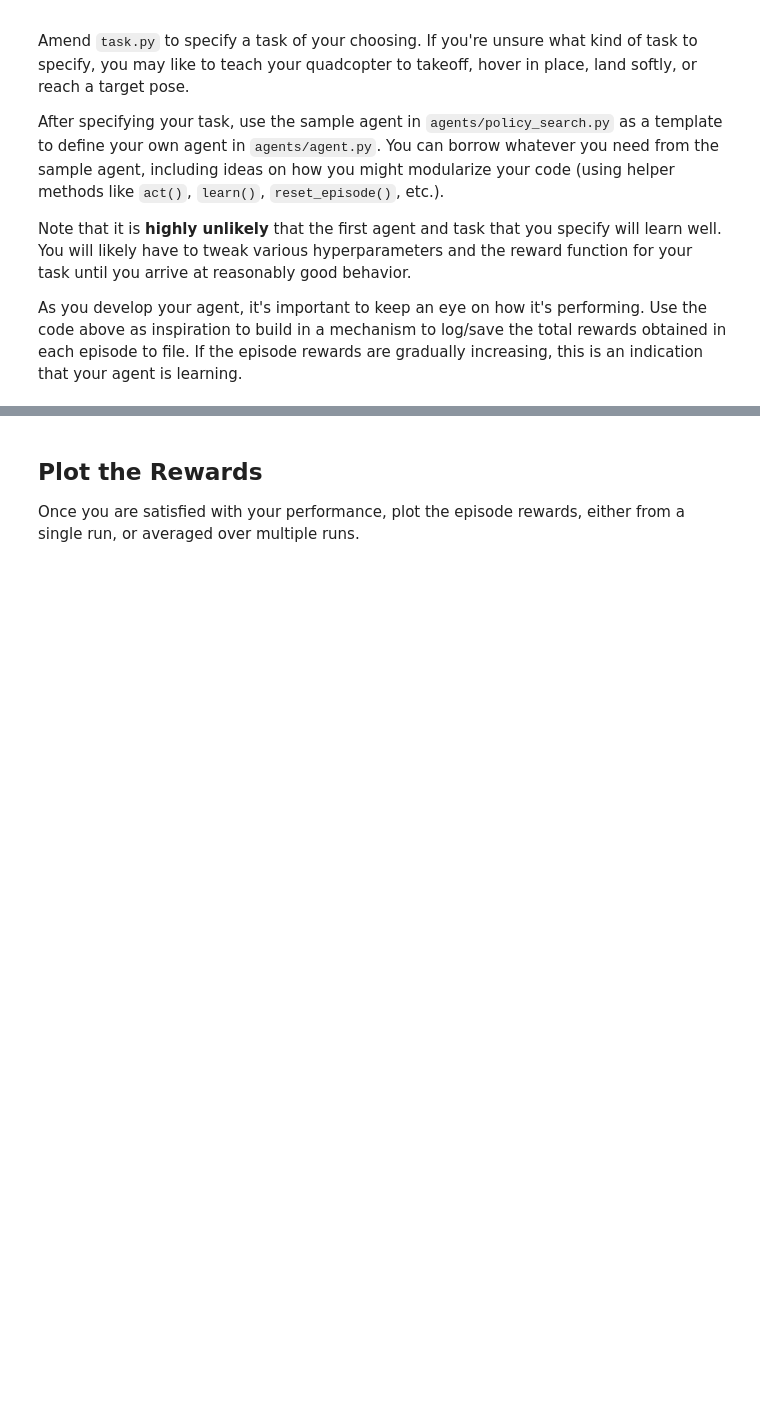
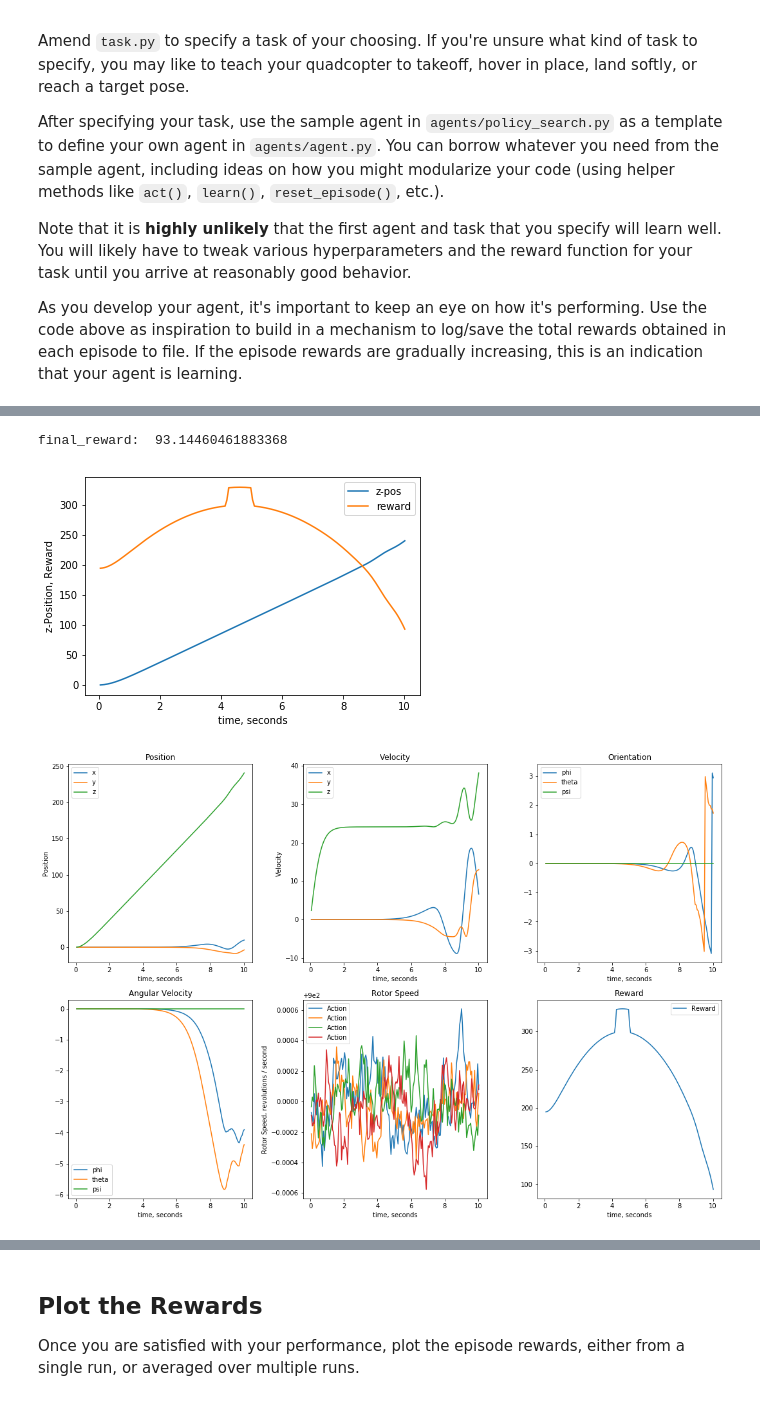
Before and after one commit to genughaben/RL-Quadcopter-2, a Jupyter notebook: Quadcopter_Project.ipynb, the cells around one changed output, grey strips where cells are left out. Cells and saved outputs as stored; diff of their text form; code cells hidden in the pictures; blank space fills up the shorter version.

```diff
--- a/Quadcopter_Project.ipynb
+++ b/Quadcopter_Project.ipynb
@@ -306,7 +306,7 @@ from tasks.task import Task
 from tasks.takeoff import Takeoff
 import utility
 
-num_episodes = 500
+num_episodes = 300
 # Take off task
 # Quadcopter stands still at the ground and has as target a height of 100 above the sarting point
 init_pos = np.array([0., 0., 0., 0., 0., 0.])
@@ -322,12 +322,18 @@ display_every = 10
 for i_episode in range(1, num_episodes+1):
     state = agent.reset_episode() # start a new episode
     step = 0
+    last_score = 0
     while True:
         step +=1
         action = agent.act(state)
         next_state, reward, done = task.step(action)
         agent.step(action, reward, next_state, done)
         state = next_state
+        if(abs(last_score - agent.score)<1.):
+            agent.noise.sigma *=10
+            print("change")
+        else:
+            agent.noise.sigma = 0.0001
         if done:
             rewards.append(agent.score)
             if(i_episode % display_every == 0):
@@ -344,6 +350,7 @@ for i_episode in range(1, num_episodes+1):
                     round(task.sim.v[1],2),
                     round(task.sim.v[2],2)), end="")  # [debug]
                 sys.stdout.flush()
+                last_score = agent.score
             break
     sys.stdout.flush()
 # %% [output]
@@ -366,0 +374,14 @@ Episode= 500, score=40106.005, (best=41331.960), reward=73.45, penalty=26.55, po
+# %%
+# Single Episode Evaluation #
+%matplotlib inline
+
+file_name = "ddpg_data_episode.txt"
+done = False
+
+results = utility.log_run(agent, file_name)
+utility.plot_z_n_reward(results)
+utility.plot_run(results)
+# %% [output]
+final_reward:  93.14460461883368
+[figure, added]
+[figure, added]
```
Also changed, not shown: parts of 3 cells of this notebook, 5 other files.
